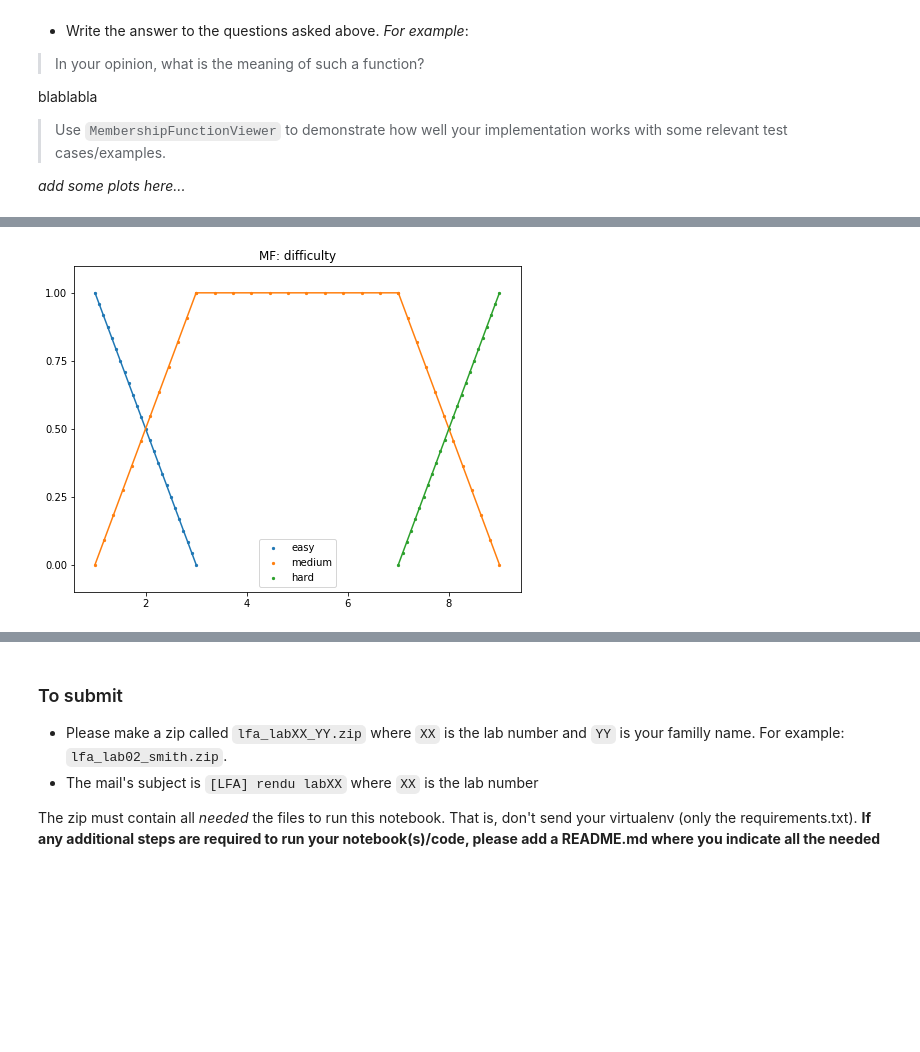
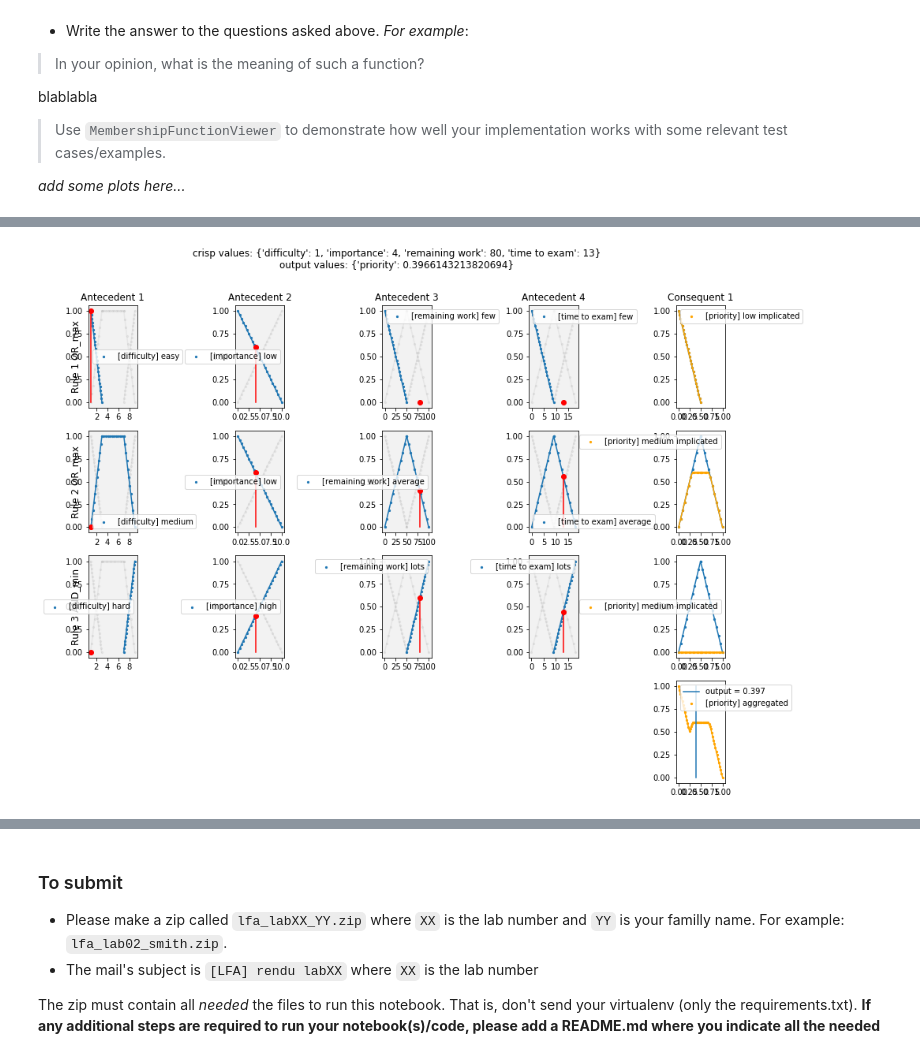
Before and after one commit to Nortalle/LFA_labo_021, a Jupyter notebook: LFA labo 040/000_exam_problem.ipynb, the cells around one changed output, grey strips where cells are left out. Cells and saved outputs as stored; diff of their text form; code cells hidden in the pictures; blank space fills up the shorter version.

```diff
--- a/LFA labo 040/000_exam_problem.ipynb
+++ b/LFA labo 040/000_exam_problem.ipynb
@@ -159,9 +159,78 @@ lv_priority = LinguisticVariable("priority", {
     "high": LinPWMF([0.5, 0], [1,1])
 })
 
-LinguisticVariableViewer(lv_difficulty).show()
-LinguisticVariableViewer(lv_importance).show()
-LinguisticVariableViewer(lv_remaining_work).show()
-LinguisticVariableViewer(lv_time_to_exam).show()
-LinguisticVariableViewer(lv_priority).show()
+# LinguisticVariableViewer(lv_difficulty).show()
+# LinguisticVariableViewer(lv_importance).show()
+# LinguisticVariableViewer(lv_remaining_work).show()
+# LinguisticVariableViewer(lv_time_to_exam).show()
+# LinguisticVariableViewer(lv_priority).show()
+
+r1 = FuzzyRule(
+    ants=[
+        Antecedent(lv_difficulty, "easy"),
+        Antecedent(lv_importance, "low"),
+        Antecedent(lv_remaining_work, "few"),
+        Antecedent(lv_time_to_exam, "few"),
+    ],
+        ant_act_func=OR_max,
+    cons=[
+        Consequent(lv_priority, "low"),
+    ],
+    # implication function or "how the activated antecedents value will be combined with the consequent(s)
+    impl_func=MIN
+
+)
+
+r2 = FuzzyRule(
+    ants=[
+        Antecedent(lv_difficulty, "medium"),
+        Antecedent(lv_importance, "low"),
+        Antecedent(lv_remaining_work, "average"),
+        Antecedent(lv_time_to_exam, "average"),
+    ],
+        ant_act_func=OR_max,
+    cons=[
+        Consequent(lv_priority, "medium"),
+    ],
+    # implication function or "how the activated antecedents value will be combined with the consequent(s)
+    impl_func=MIN
+
+)
+
+r3 = FuzzyRule(
+    ants=[
+        Antecedent(lv_difficulty, "hard"),
+        Antecedent(lv_importance, "high"),
+        Antecedent(lv_remaining_work, "lots"),
+        Antecedent(lv_time_to_exam, "lots"),
+    ],
+        ant_act_func=AND_min,
+    cons=[
+        Consequent(lv_priority, "medium"),
+    ],
+    # implication function or "how the activated antecedents value will be combined with the consequent(s)
+    impl_func=MIN
+
+)
+
+# Step 3: create the FIS
+fis = FIS(
+    rules=[r1, r2, r3],
+    aggr_func=np.max, # aggregation function or "how the implicated consequent(s) will be combined together"
+    defuzz_func=COA_func # defuzzification or "how the "final" membership function created after the aggregation step will be interpreted as a output crisp value
+)
+
+# Step 4: execute the FIS
+input_values = {'difficulty': 1,
+                'importance': 4,
+                'remaining work': 80,
+                'time to exam': 13}
+
+predicted_value = fis.predict(input_values)
+print("predicted_value", predicted_value)
+
+
+# Step 5: View the FIS
+fisv = FISViewer(fis, figsize=(12, 10))
+fisv.show()
 # %% [output]
@@ -168 +238 @@ LinguisticVariableViewer(lv_priority).show()
-[figure, old version]
+[figure, new version]
```
Also changed, not shown: parts of 4 cells of this notebook.
